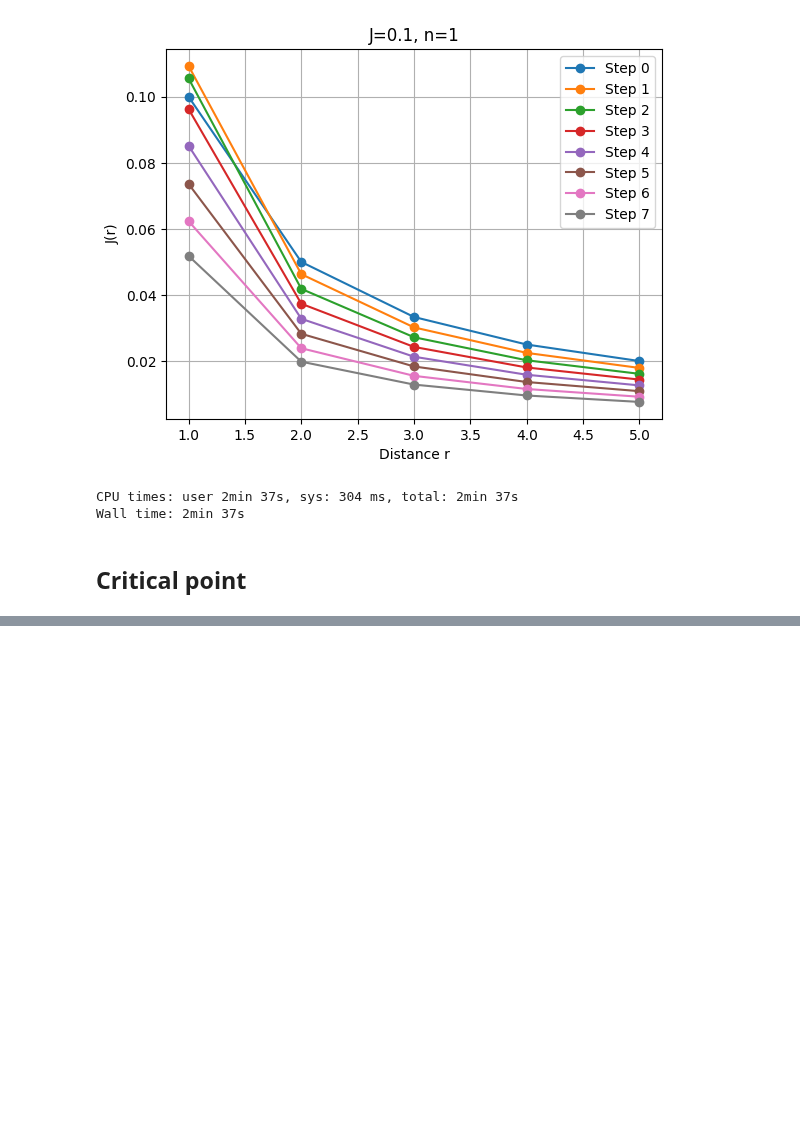
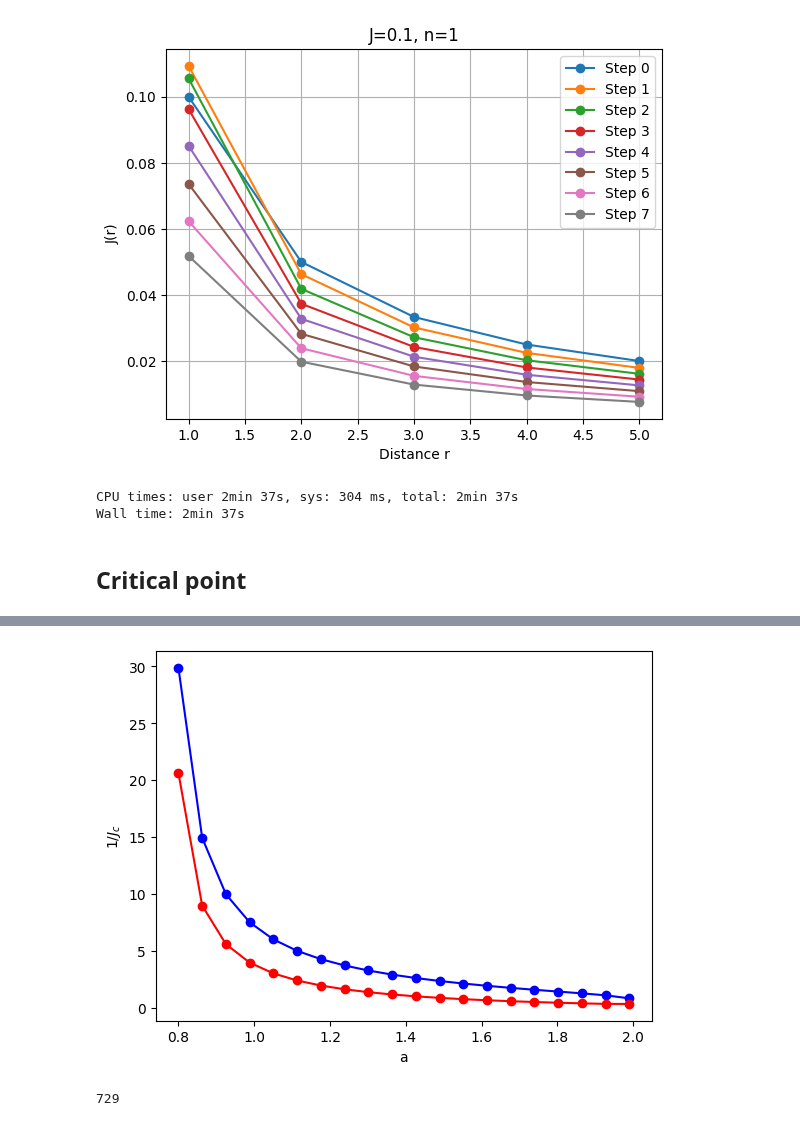
Before and after one commit to erbilcanartun/long-range-ising-chain, a Jupyter notebook: notebooks/ferromagnetic_hp.ipynb, the cells around one changed output, grey strips where cells are left out. Drawn from its saved outputs; the diff is of its cells as text; code cells hidden in the pictures; blank space fills up the shorter version.

```diff
--- a/notebooks/ferromagnetic_hp.ipynb
+++ b/notebooks/ferromagnetic_hp.ipynb
@@ -50,3 +73,62 @@ For n=0.74, J_c=0.000823974609375
+# %%
+cell123 = np.array([[0.8, 0.03349038696289062502059115918951522766767],
+[0.8626315789473684, 0.06698751831054687502035864864549392222459],
+[0.9252631578947369, 0.100301605224609375020127408650893498232],
+[0.9878947368421053, 0.1332496032714843750198987097551348371405],
+[1.0505263157894738, 0.1665636901855468750196674697605344131479],
+[1.1131578947368421, 0.2000608215332031250194349592165131077048],
+[1.1757894736842105, 0.2342901306152343750191973664748082764597],
+[1.2384210526315789, 0.2694346618652343750189534209859990379621],
+[1.3010526315789472, 0.3056774597167968750187018522006645107614],
+[1.3636842105263156, 0.3435676574707031250184388484705420505061],
+[1.4263157894736842, 0.3832882995605468750181631392462107757457],
+[1.4889473684210526, 0.4253885192871093750178709128794080421287],
+[1.551578947368421,  0.4704174499511718750175583577218712053036],
+[1.6142105263157895, 0.5192903137207031250172191210264958580178],
+[1.676842105263158,  0.5732884216308593750168443089473358301178],
+[1.7394736842105263, 0.6340591735839843750164224865396031885489],
+[1.8021052631578947, 0.7050804138183593750159295133643011857516],
+[1.864736842105263,  0.7933078308105468750153171085434363266065],
+[1.9273684210526314, 0.9175950012207031250144544054866578217111],
+[1.99,               1.215225250244140625012388492128304583184]])
+
+cell135 = np.array([[0.8,                0.04850003051757812502048697413700294872596],
+[0.8626315789473684, 0.111467315673828125020049905136219729751],
+[0.9252631578947369, 0.1790107116699218750195810723999144745133],
+[0.9878947368421053, 0.2522284851074218750190728526315618943099],
+[1.0505263157894738, 0.3314867248535156250185227047323202262397],
+[1.1131578947368421, 0.4180667419433593750179217348562433001491],
+[1.1757894736842105, 0.5128837585449218750172635902562267087856],
+[1.2384210526315789, 0.6170360412597656250165406476357451634462],
+[1.3010526315789472, 0.7318049011230468750157440131488524939773],
+[1.3636842105263156, 0.8586546936035156250148635224001816487749],
+[1.4263157894736842, 0.9992328186035156250138877404449446947843],
+[1.4889473684210526, 1.155918853759765625012800150140670173149],
+[1.551578947368421,  1.330726287841796875011586775443728387913],
+[1.6142105263157895, 1.526583831787109375010227287563385235869],
+[1.676842105263158,  1.747152374267578125008696275511223088006],
+[1.7394736842105263, 1.996641937255859375006964516650561670963],
+[1.8021052631578947, 2.280360809326171875004995165048195422675],
+[1.864736842105263,  2.605264678955078125002739939826130848022],
+[1.9273684210526314, 2.98013967895507812500013785461216563738],
+[1.99,               2.999908477783203125000000635274710440725]])
+
+
+
+plt.figure()
+plt.plot(cell123[:,0], 1/cell123[:,1], 'bo-')
+plt.plot(cell135[:,0], 1/cell135[:,1], 'ro-')
+
+plt.xlabel('a')
+plt.ylabel('$1/J_c$')
+plt.grid(False)
+plt.show()
+# %% [output]
+[figure, added]
+# %%
+3**6
+# %% [output]
+729
 # %%
 # Save the array to a .npy file
 np.save('../data/critical_temp_data.npy', critical_temp_data)
```
Also changed, not shown: parts of 3 cells of this notebook, 5 other files.
